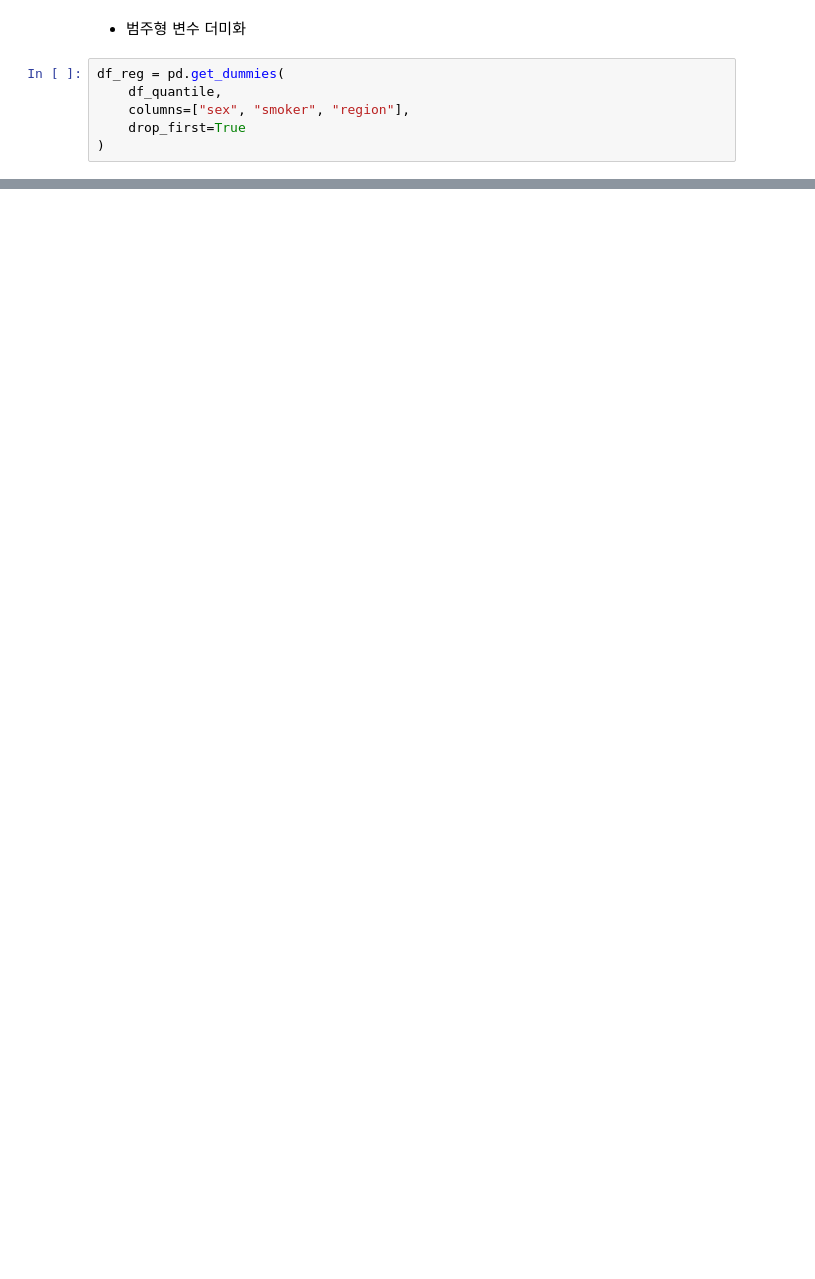
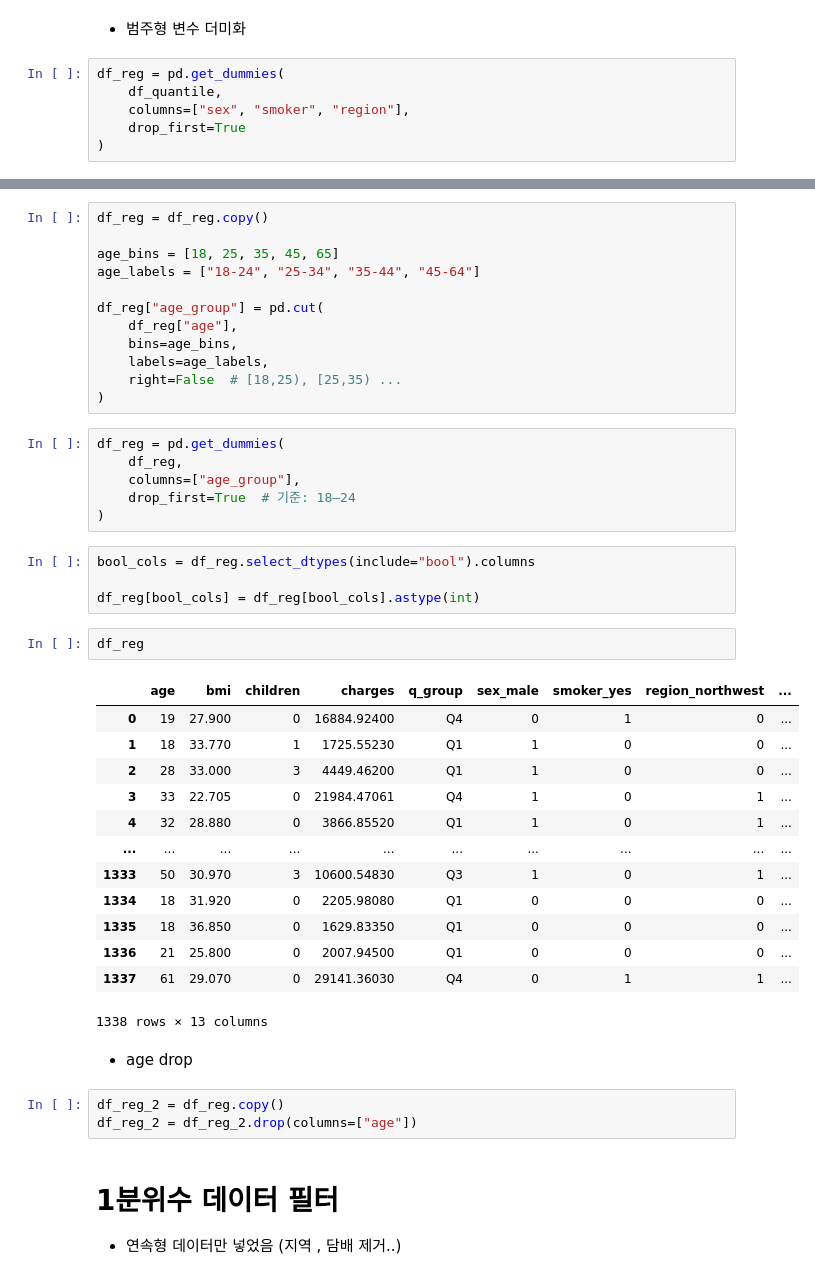
Before and after one commit to BoheeJeong/data_analysis_basic, a Jupyter notebook: 00 캡스톤/조별과제/Insurance 캡스톤 _ 정보희 (추가 미션 진행 260114).ipynb, the cells around one changed output, grey strips where cells are left out. Saved outputs shown, nothing was run; the diff lists cells and outputs as text; blank space fills up the shorter version.

```diff
--- a/00 캡스톤/조별과제/Insurance 캡스톤 _ 정보희 (추가 미션 진행 260114).ipynb
+++ b/00 캡스톤/조별과제/Insurance 캡스톤 _ 정보희 (추가 미션 진행 260114).ipynb
@@ -2836,0 +2872,46 @@ df_reg = pd.get_dummies(
+# %%
+df_reg = df_reg.copy()
+
+age_bins = [18, 25, 35, 45, 65]
+age_labels = ["18-24", "25-34", "35-44", "45-64"]
+
+df_reg["age_group"] = pd.cut(
+    df_reg["age"],
+    bins=age_bins,
+    labels=age_labels,
+    right=False  # [18,25), [25,35) ...
+)
+# %%
+df_reg = pd.get_dummies(
+    df_reg,
+    columns=["age_group"],
+    drop_first=True  # 기준: 18–24
+)
+# %%
+bool_cols = df_reg.select_dtypes(include="bool").columns
+
+df_reg[bool_cols] = df_reg[bool_cols].astype(int)
+# %%
+df_reg
+# %% [output]
+|  | age | bmi | children | charges | q_group | sex_male | smoker_yes | region_northwest | ... |
+| 0 | 19 | 27.900 | 0 | 16884.92400 | Q4 | 0 | 1 | 0 | ... |
+| 1 | 18 | 33.770 | 1 | 1725.55230 | Q1 | 1 | 0 | 0 | ... |
+| 2 | 28 | 33.000 | 3 | 4449.46200 | Q1 | 1 | 0 | 0 | ... |
+| 3 | 33 | 22.705 | 0 | 21984.47061 | Q4 | 1 | 0 | 1 | ... |
+| 4 | 32 | 28.880 | 0 | 3866.85520 | Q1 | 1 | 0 | 1 | ... |
+| ... | ... | ... | ... | ... | ... | ... | ... | ... | ... |
+| 1333 | 50 | 30.970 | 3 | 10600.54830 | Q3 | 1 | 0 | 1 | ... |
+| 1334 | 18 | 31.920 | 0 | 2205.98080 | Q1 | 0 | 0 | 0 | ... |
+| 1335 | 18 | 36.850 | 0 | 1629.83350 | Q1 | 0 | 0 | 0 | ... |
+| 1336 | 21 | 25.800 | 0 | 2007.94500 | Q1 | 0 | 0 | 0 | ... |
+| 1337 | 61 | 29.070 | 0 | 29141.36030 | Q4 | 0 | 1 | 1 | ... |
+1338 rows × 13 columns
+# %% [markdown]
+- age drop
+# %%
+df_reg_2 = df_reg.copy()
+df_reg_2 = df_reg_2.drop(columns=["age"])
+# %% [markdown]
+# 1분위수 데이터 필터
+- 연속형 데이터만 넣었음 (지역 , 담배 제거..)
```
Also changed, not shown: parts of 22 cells of this notebook, 3 other files.
